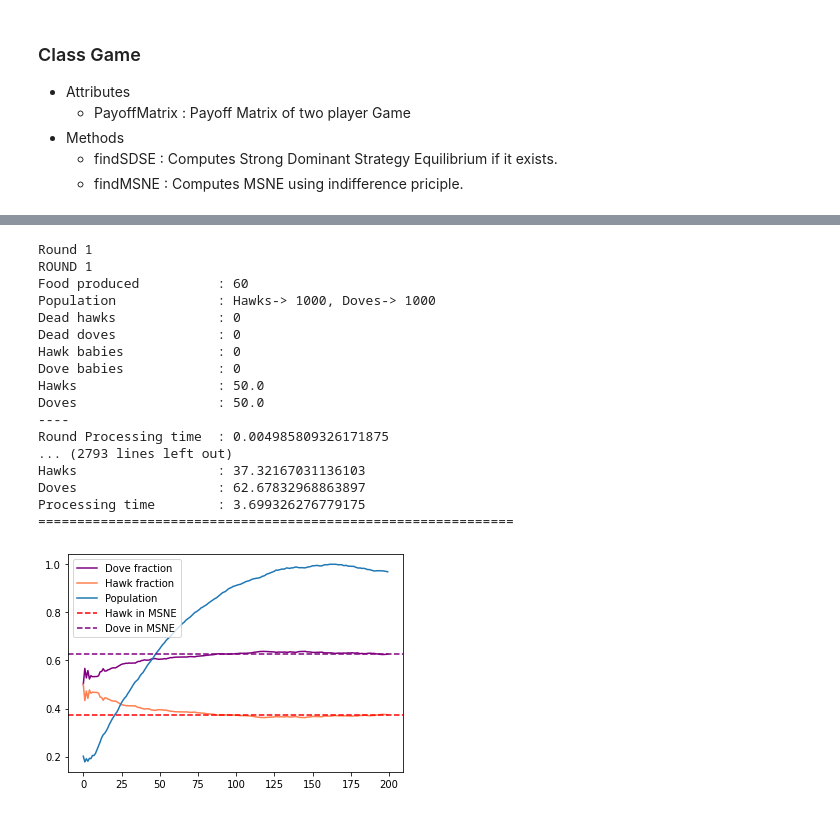
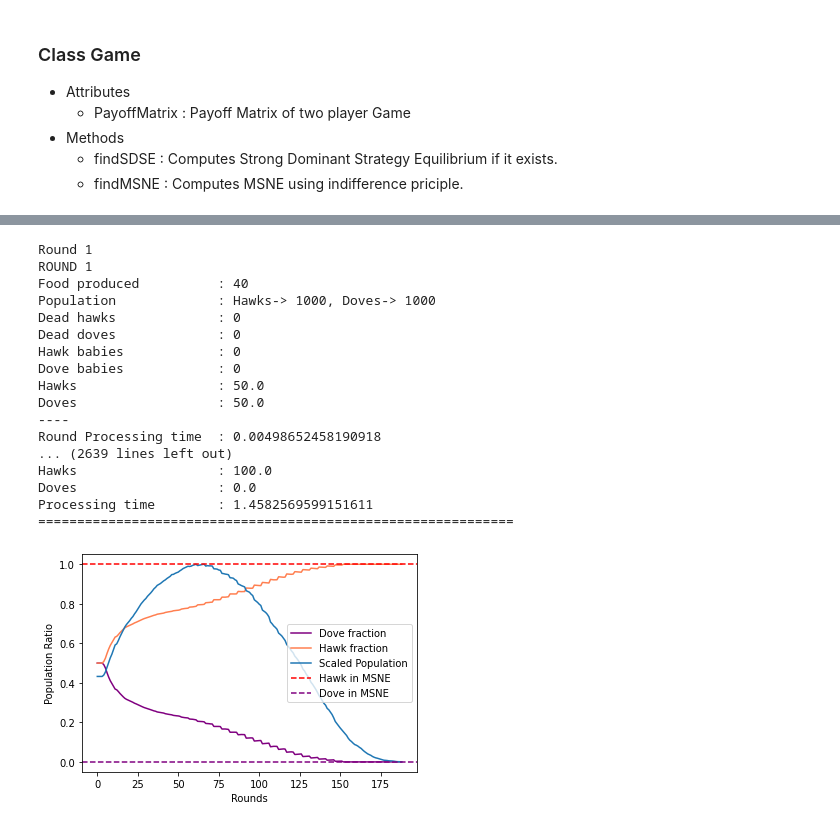
Before and after one commit to ary1733/agt-CS60025, a Jupyter notebook: Simulation.ipynb, the cells around one changed output, grey strips where cells are left out. Saved outputs shown, nothing was run; the diff lists cells and outputs as text; code cells hidden in the pictures.

```diff
--- a/Simulation.ipynb
+++ b/Simulation.ipynb
@@ -105,12 +106,12 @@ STARTING_POPULATION = STARTING_HAWKS + STARTING_DOVES
 ROUNDS = 200
 STARTING_ENERGY = 100
 
-MIN_FOOD_PER_ROUND = 60
-MAX_FOOD_PER_ROUND = 60
+MIN_FOOD_PER_ROUND = 40
+MAX_FOOD_PER_ROUND = 40
 MAX_FOOD_APPEARANCE = 1000 # this tells how much max food can be found
 ENERGY_REQUIRED_FOR_REPRODUCTION = 250
 ENERGY_LOSS_PER_ROUND = 4
-ENERGY_LOSS_FROM_FIGHTING = 20+20+20+20
+ENERGY_LOSS_FROM_FIGHTING = 60
 ENERGY_REQUIRED_FOR_LIVING = 10
 
 STATUS_ACTIVE = "active"
@@ -298,7 +299,7 @@ main()
 # %% [output]
 Round 1
 ROUND 1
-Food produced          : 60
+Food produced          : 40
 Population             : Hawks-> 1000, Doves-> 1000
 Dead hawks             : 0
 Dead doves             : 0
@@ -307,11 +308,11 @@ Dove babies            : 0
 Hawks                  : 50.0
 Doves                  : 50.0
 ----
-Round Processing time  : 0.004985809326171875
-... (2793 lines left out)
-Hawks                  : 37.32167031136103
-Doves                  : 62.67832968863897
-Processing time        : 3.699326276779175
+Round Processing time  : 0.00498652458190918
+... (2639 lines left out)
+Hawks                  : 100.0
+Doves                  : 0.0
+Processing time        : 1.4582569599151611
 =============================================================
 # %%
 npdove = np.array(graph_dove_points)
@@ -323,18 +324,19 @@ nppopulation = nppopulation/np.max(nppopulation)
 # %%
 plt.clf()
 plt.plot(npdovePer, color = "purple", label = "Dove fraction")
 plt.plot(nphawkPer, color = "coral", label = "Hawk fraction")
-plt.plot(nppopulation, label = "Population")
+plt.plot(nppopulation, label = "Scaled Population")
 MSNE = game().findMSNE()
 plt.axhline(y=MSNE[0][0],color = 'red', linestyle='--', label = "Hawk in MSNE")
 plt.axhline(y=MSNE[0][1],color = 'purple', linestyle='--', label = "Dove in MSNE")
 plt.legend()
-
+plt.xlabel("Rounds")
+plt.ylabel("Population Ratio")
 
 
 plt.show()
 # %% [output]
-[figure, old version]
+[figure, new version]
 # %%
 print(MSNE)
 # %% [output]
```
Also changed, not shown: parts of 3 cells of this notebook, 2 other files.
